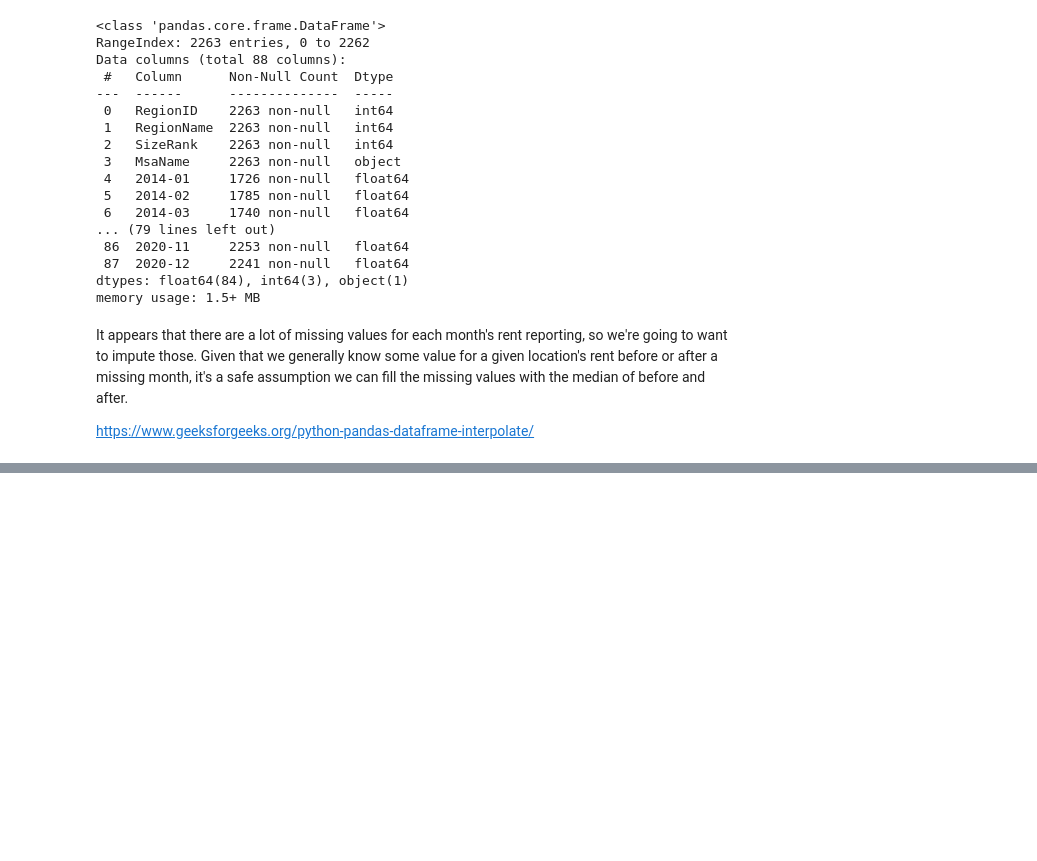
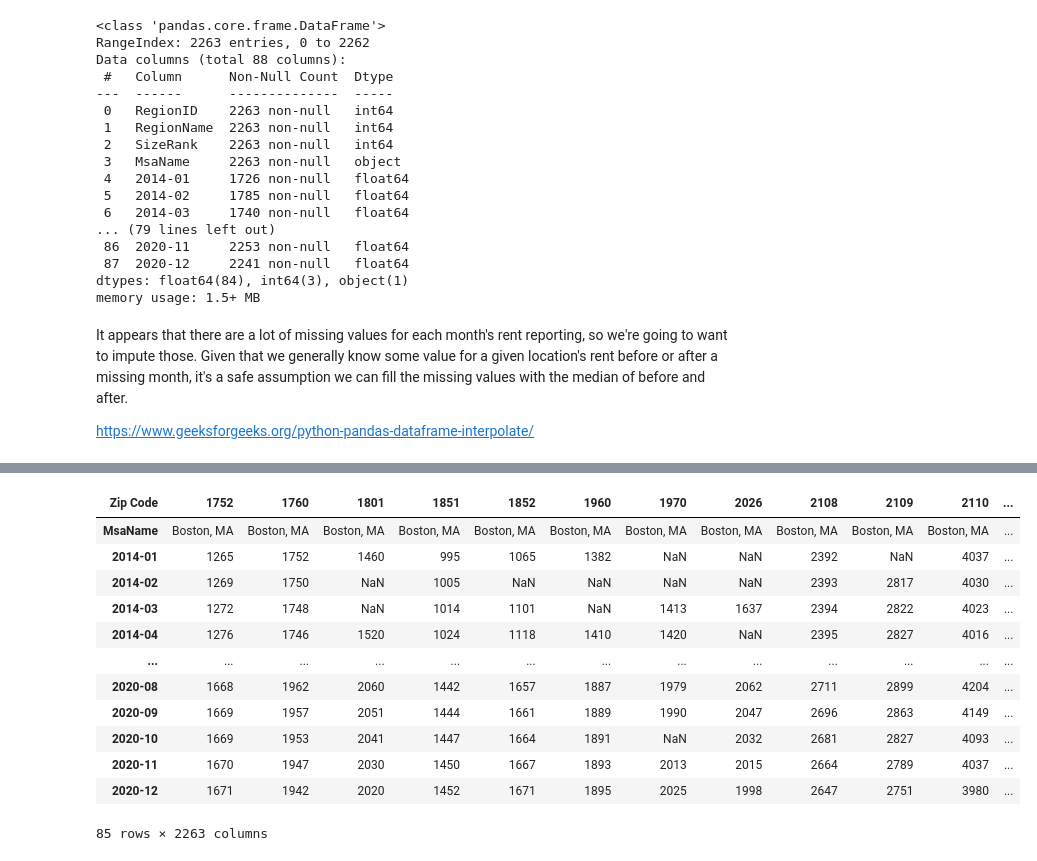
Before and after one commit to dcnarch/RentPricePredict, a Jupyter notebook: RentPricePredict.ipynb, the cells around one changed output, grey strips where cells are left out. Saved outputs shown, nothing was run; the diff lists cells and outputs as text; code cells hidden in the pictures; blank space fills up the shorter version.

```diff
--- a/RentPricePredict.ipynb
+++ b/RentPricePredict.ipynb
@@ -72,0 +85,3 @@ TypeError: ignored
+# %%
+df_sort = df.sort_values(by=['RegionName'], axis=0)
+df_sort.head()
@@ -72,0 +96,4 @@ TypeError: ignored
+# %%
+# We'll rename RegionName to Zip Code since it's very confusing.  The number corresponds with the zip code.
+df_sort.rename(columns = {'RegionName' : 'Zip Code'}, inplace=True)
+df_sort.head()
@@ -72,0 +110,3 @@ TypeError: ignored
+# %%
+df_drop = df_sort.drop(['RegionID','SizeRank'], axis=1);
+df_drop.head()
@@ -72,0 +135,18 @@ TypeError: ignored
+# %%
+# We'll transpose columns into rows in order to facilitate imputing the null values
+df_t = df_drop.transpose()
+df_t
+# %% [output]
+| Zip Code | 1752 | 1760 | 1801 | 1851 | 1852 | 1960 | 1970 | 2026 | 2108 | 2109 | 2110 | ... |
+| MsaName | Boston, MA | Boston, MA | Boston, MA | Boston, MA | Boston, MA | Boston, MA | Boston, MA | Boston, MA | Boston, MA | Boston, MA | Boston, MA | ... |
+| 2014-01 | 1265 | 1752 | 1460 | 995 | 1065 | 1382 | NaN | NaN | 2392 | NaN | 4037 | ... |
+| 2014-02 | 1269 | 1750 | NaN | 1005 | NaN | NaN | NaN | NaN | 2393 | 2817 | 4030 | ... |
+| 2014-03 | 1272 | 1748 | NaN | 1014 | 1101 | NaN | 1413 | 1637 | 2394 | 2822 | 4023 | ... |
+| 2014-04 | 1276 | 1746 | 1520 | 1024 | 1118 | 1410 | 1420 | NaN | 2395 | 2827 | 4016 | ... |
+| ... | ... | ... | ... | ... | ... | ... | ... | ... | ... | ... | ... | ... |
+| 2020-08 | 1668 | 1962 | 2060 | 1442 | 1657 | 1887 | 1979 | 2062 | 2711 | 2899 | 4204 | ... |
+| 2020-09 | 1669 | 1957 | 2051 | 1444 | 1661 | 1889 | 1990 | 2047 | 2696 | 2863 | 4149 | ... |
+| 2020-10 | 1669 | 1953 | 2041 | 1447 | 1664 | 1891 | NaN | 2032 | 2681 | 2827 | 4093 | ... |
+| 2020-11 | 1670 | 1947 | 2030 | 1450 | 1667 | 1893 | 2013 | 2015 | 2664 | 2789 | 4037 | ... |
+| 2020-12 | 1671 | 1942 | 2020 | 1452 | 1671 | 1895 | 2025 | 1998 | 2647 | 2751 | 3980 | ... |
+85 rows × 2263 columns
```
Also changed, not shown: parts of 14 cells of this notebook, 2 other files.
